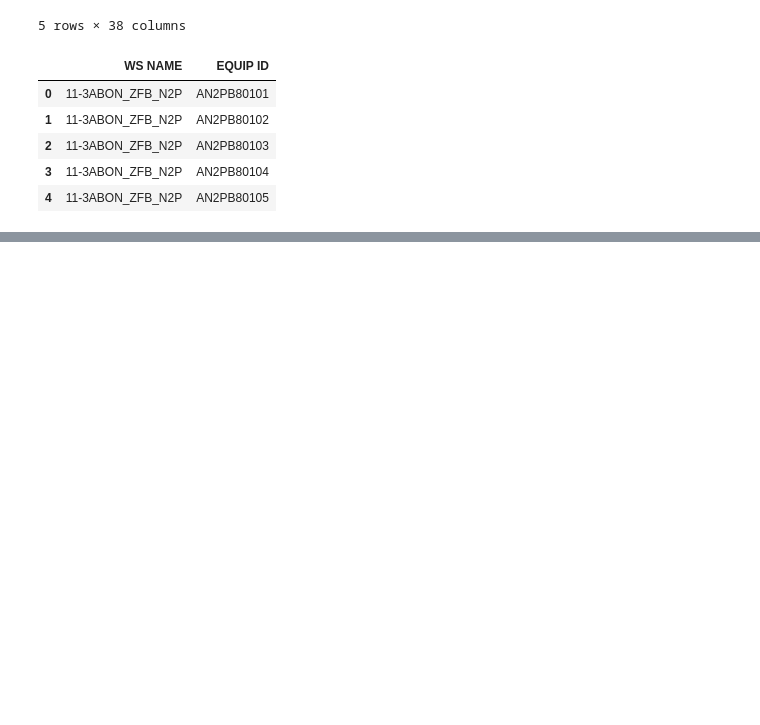
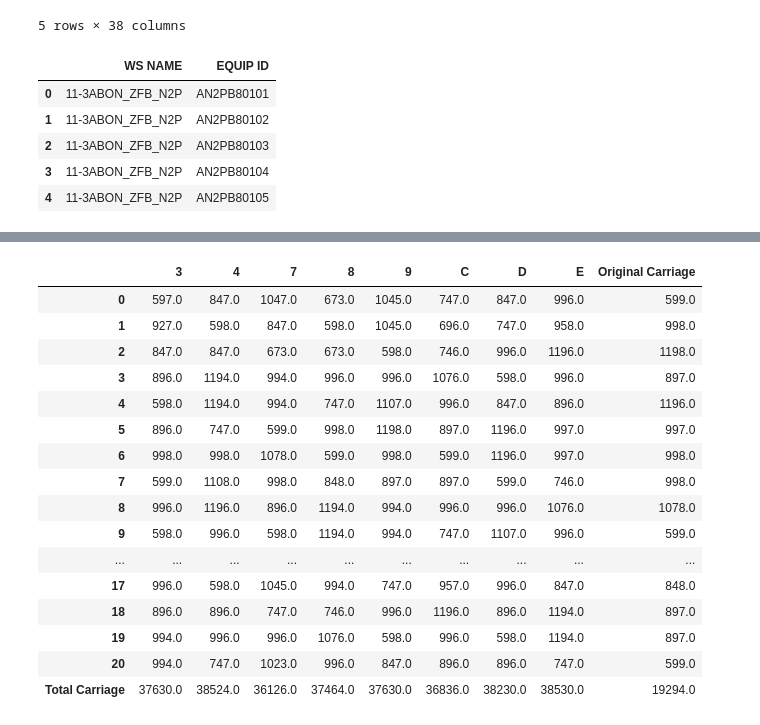
Before and after one commit to blue168sky/python-work, a Jupyter notebook: Add tool.ipynb, the cells around one changed output, grey strips where cells are left out. Drawn from its saved outputs; the diff is of its cells as text; code cells hidden in the pictures; blank space fills up the shorter version.

```diff
--- a/Add tool.ipynb
+++ b/Add tool.ipynb
@@ -200,0 +189,34 @@ Carriage.head(len(change_WS)+1)
+# %%
+excel = pd.read_excel('flow.xlsx',sheet_name = None)
+xls1 = pd.ExcelFile('flow.xlsx')
+xls1.sheet_names
+compare = excel.get('Sheet1')
+compare = compare['Step carriage'].tolist()
+b = [i-1 for i in included_WS]
+origin = included_WS+b
+origin = sorted(origin)
+origin_carriage = []
+for i in range(0,len(origin)-1,2):
+    origin_carriage.append(compare[origin[i]] + compare[origin[i+1]])
+origin_carriage = pd.DataFrame(origin_carriage)
+Carriage['Original Carriage'] = origin_carriage
+Carriage.loc['Total Carriage'] = Carriage.apply(lambda x: x.sum())
+Carriage.head(len(change_WS)+1)
+# %% [output]
+|  | 3 | 4 | 7 | 8 | 9 | C | D | E | Original Carriage |
+| 0 | 597.0 | 847.0 | 1047.0 | 673.0 | 1045.0 | 747.0 | 847.0 | 996.0 | 599.0 |
+| 1 | 927.0 | 598.0 | 847.0 | 598.0 | 1045.0 | 696.0 | 747.0 | 958.0 | 998.0 |
+| 2 | 847.0 | 847.0 | 673.0 | 673.0 | 598.0 | 746.0 | 996.0 | 1196.0 | 1198.0 |
+| 3 | 896.0 | 1194.0 | 994.0 | 996.0 | 996.0 | 1076.0 | 598.0 | 996.0 | 897.0 |
+| 4 | 598.0 | 1194.0 | 994.0 | 747.0 | 1107.0 | 996.0 | 847.0 | 896.0 | 1196.0 |
+| 5 | 896.0 | 747.0 | 599.0 | 998.0 | 1198.0 | 897.0 | 1196.0 | 997.0 | 997.0 |
+| 6 | 998.0 | 998.0 | 1078.0 | 599.0 | 998.0 | 599.0 | 1196.0 | 997.0 | 998.0 |
+| 7 | 599.0 | 1108.0 | 998.0 | 848.0 | 897.0 | 897.0 | 599.0 | 746.0 | 998.0 |
+| 8 | 996.0 | 1196.0 | 896.0 | 1194.0 | 994.0 | 996.0 | 996.0 | 1076.0 | 1078.0 |
+| 9 | 598.0 | 996.0 | 598.0 | 1194.0 | 994.0 | 747.0 | 1107.0 | 996.0 | 599.0 |
+| ... | ... | ... | ... | ... | ... | ... | ... | ... | ... |
+| 17 | 996.0 | 598.0 | 1045.0 | 994.0 | 747.0 | 957.0 | 996.0 | 847.0 | 848.0 |
+| 18 | 896.0 | 896.0 | 747.0 | 746.0 | 996.0 | 1196.0 | 896.0 | 1194.0 | 897.0 |
+| 19 | 994.0 | 996.0 | 996.0 | 1076.0 | 598.0 | 996.0 | 598.0 | 1194.0 | 897.0 |
+| 20 | 994.0 | 747.0 | 1023.0 | 996.0 | 847.0 | 896.0 | 896.0 | 747.0 | 599.0 |
+| Total Carriage | 37630.0 | 38524.0 | 36126.0 | 37464.0 | 37630.0 | 36836.0 | 38230.0 | 38530.0 | 19294.0 |
```
Also changed, not shown: parts of 7 cells of this notebook.
